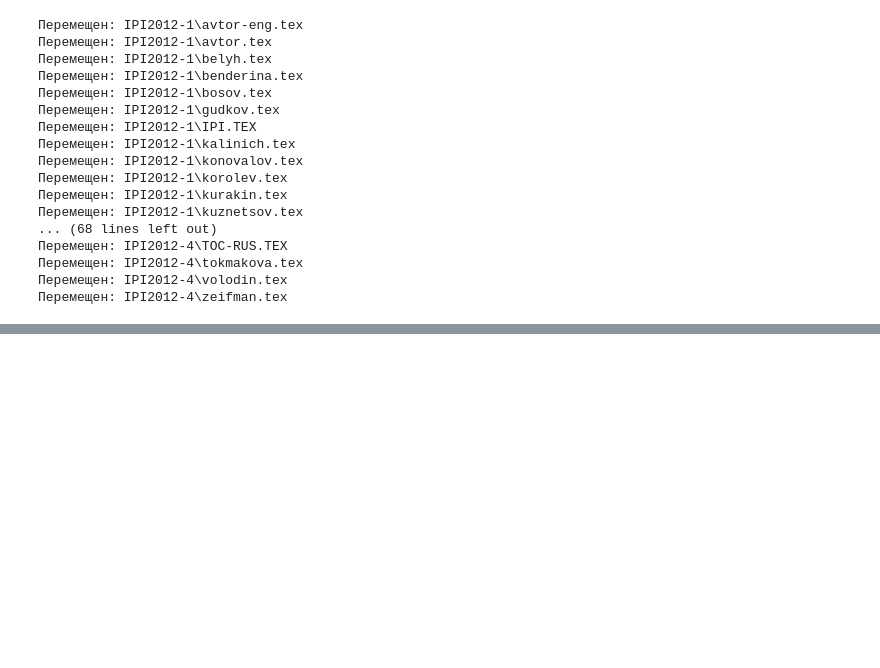
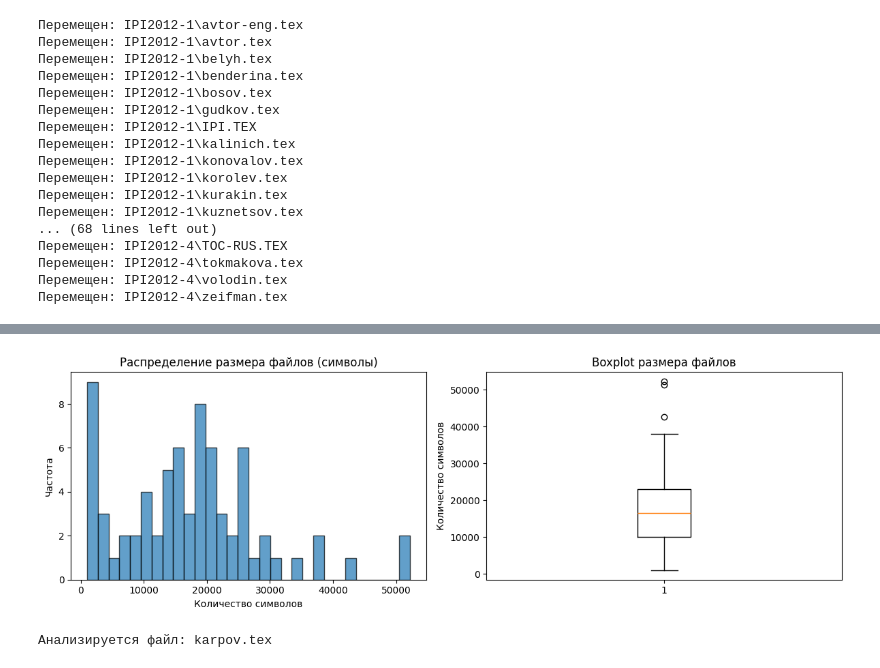
Before and after one commit to AnastasiyaMartynova/graduation_thesis, a Jupyter notebook: main.ipynb, the cells around one changed output, grey strips where cells are left out. Drawn from its saved outputs; the diff is of its cells as text; code cells hidden in the pictures; blank space fills up the shorter version.

Commit message:
Data analysis and preprocession (IPI-2012)

```diff
--- a/main.ipynb
+++ b/main.ipynb
@@ -37,0 +49,18 @@ for folder in ['IPI2012-1', 'IPI2012-2', 'IPI2012-3', 'IPI2012-4']:
+# %%
+data_path = "data_tex"
+# %%
+# Обзор данных ( сбор метаинформации о файлах)
+file_data = []
+for filename in os.listdir(data_path):
+    if filename.endswith('.tex'):
+        filepath = os.path.join(data_path, filename)
+        with open(filepath, 'r', encoding='utf-8', errors='ignore') as f:
+            content = f.read()
+            file_data.append({
+                'filename': filename,
+                'size_bytes': os.path.getsize(filepath),
+                'num_chars': len(content),
+                'num_lines': content.count('\n') + 1
+            })
+# %%
+df_files = pd.DataFrame(file_data)
@@ -37,0 +85,19 @@ for folder in ['IPI2012-1', 'IPI2012-2', 'IPI2012-3', 'IPI2012-4']:
+# %%
+# Распределение размеров файлов
+plt.figure(figsize=(12, 4))
+
+plt.subplot(1, 2, 1)
+plt.hist(df_files['num_chars'], bins=30, edgecolor='black', alpha=0.7)
+plt.title('Распределение размера файлов (символы)')
+plt.xlabel('Количество символов')
+plt.ylabel('Частота')
+
+plt.subplot(1, 2, 2)
+plt.boxplot(df_files['num_chars'])
+plt.title('Boxplot размера файлов')
+plt.ylabel('Количество символов')
+
+plt.tight_layout()
+plt.show()
+# %% [output]
+[figure, added]
@@ -37,0 +115,5 @@ for folder in ['IPI2012-1', 'IPI2012-2', 'IPI2012-3', 'IPI2012-4']:
+# %%
+print(f"\nАнализируется файл: {typical_filename}")
+raw_text = read_tex_file(typical_filepath)
+# %% [output]
+Анализируется файл: karpov.tex
```
Also changed, not shown: parts of 16 cells of this notebook.
